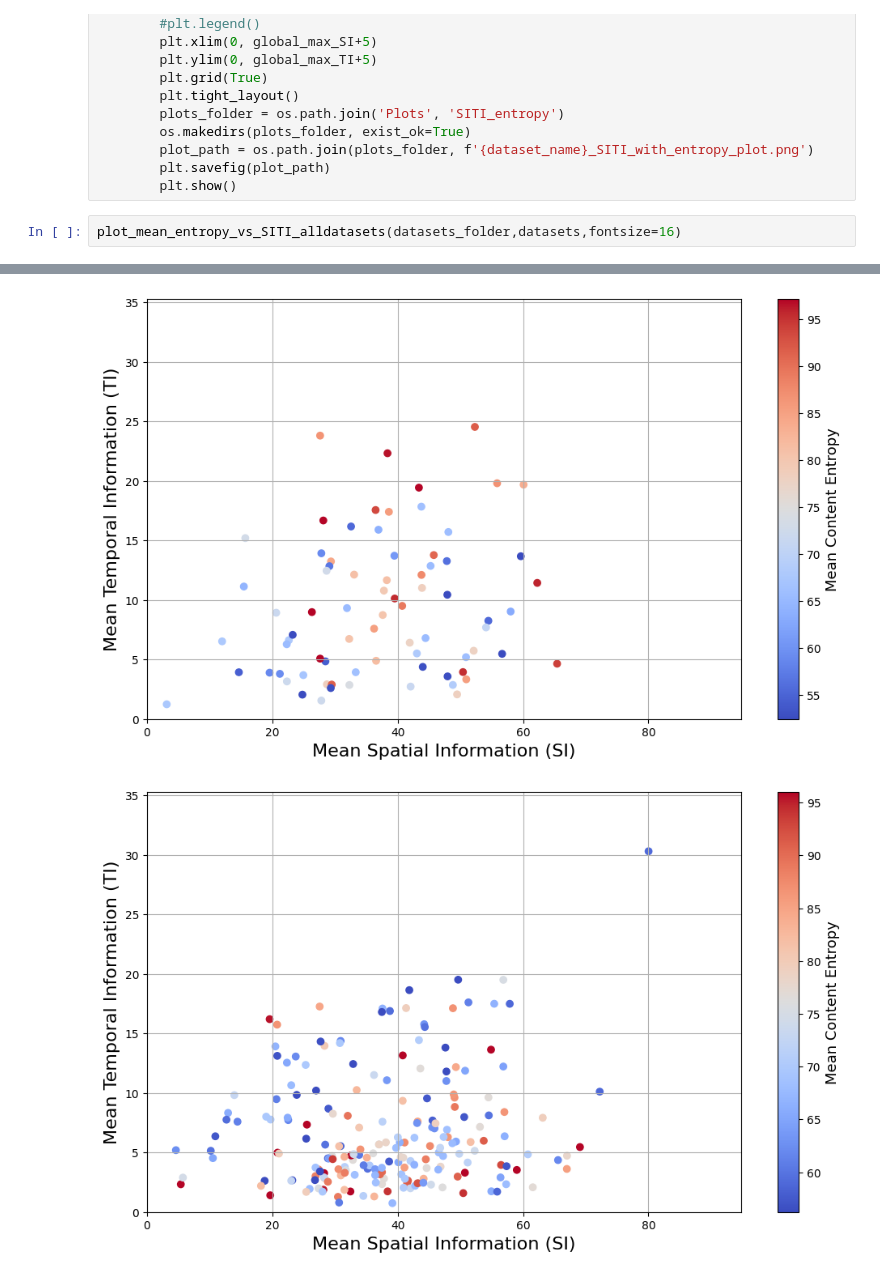
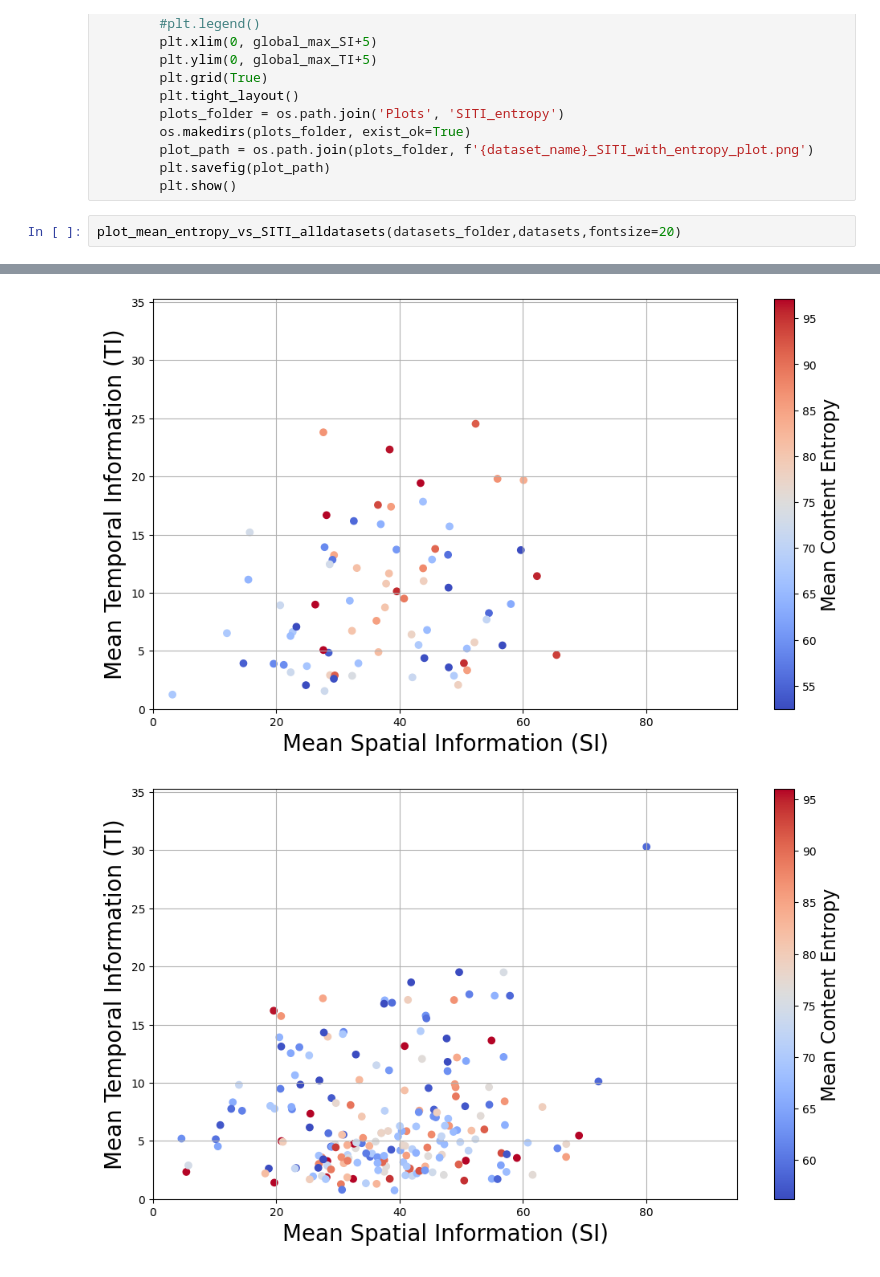
Before and after one commit to varun-pradhan-117/XR-pipeline, a Jupyter notebook: plotting.ipynb, the cells around one changed output, grey strips where cells are left out. Drawn from its saved outputs; the diff is of its cells as text.

```diff
--- a/plotting.ipynb
+++ b/plotting.ipynb
@@ -234,5 +234,5 @@ def plot_mean_entropy_vs_SITI_alldatasets(datasets_folder, datasets,fontsize=12)
         plt.savefig(plot_path)
         plt.show()
 # %%
-plot_mean_entropy_vs_SITI_alldatasets(datasets_folder,datasets,fontsize=16)
+plot_mean_entropy_vs_SITI_alldatasets(datasets_folder,datasets,fontsize=20)
 # %% [output]
@@ -240,2 +240,2 @@ plot_mean_entropy_vs_SITI_alldatasets(datasets_folder,datasets,fontsize=16)
-[figure, old version]
+[figure, new version]
-[figure, old version]
+[figure, new version]
```
Also changed, not shown: parts of 6 cells of this notebook, 4 other files.
